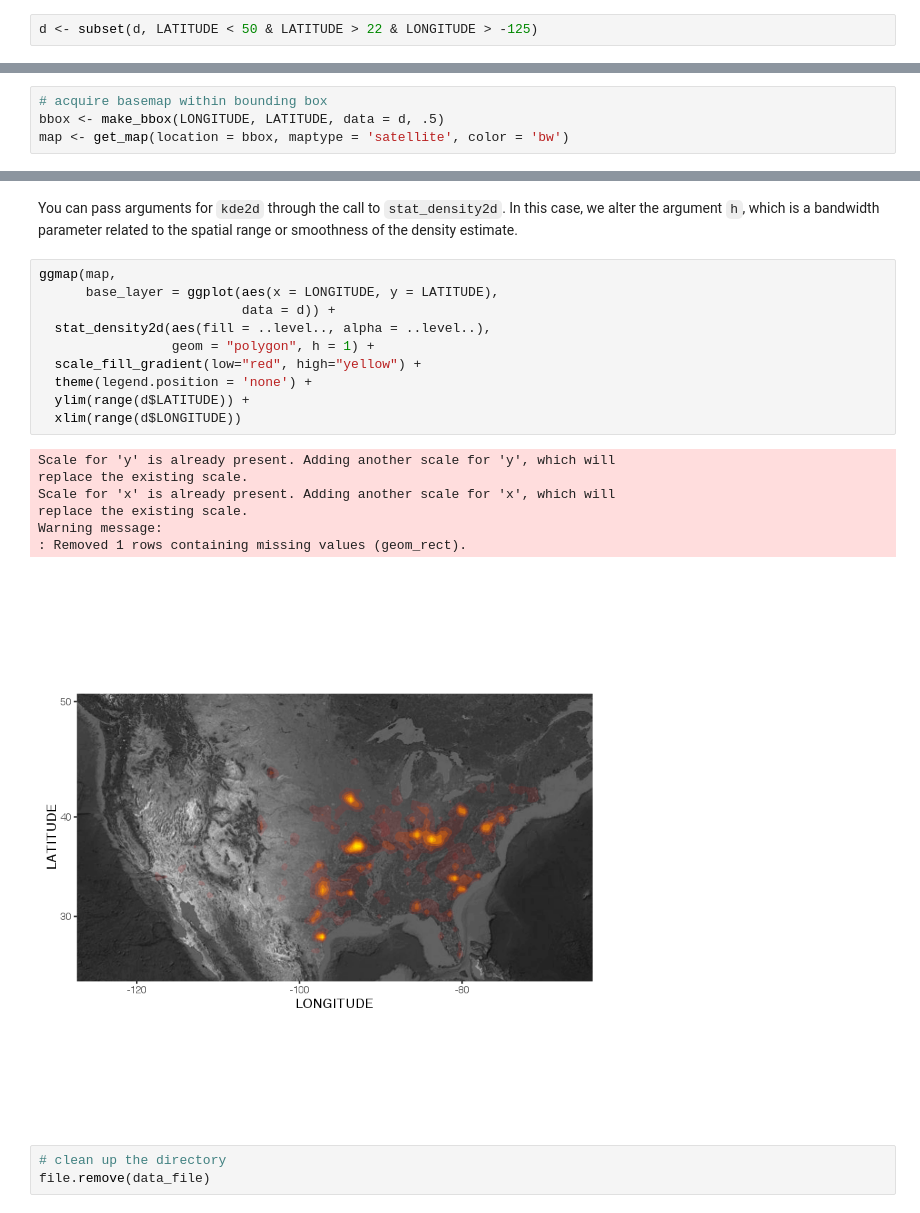
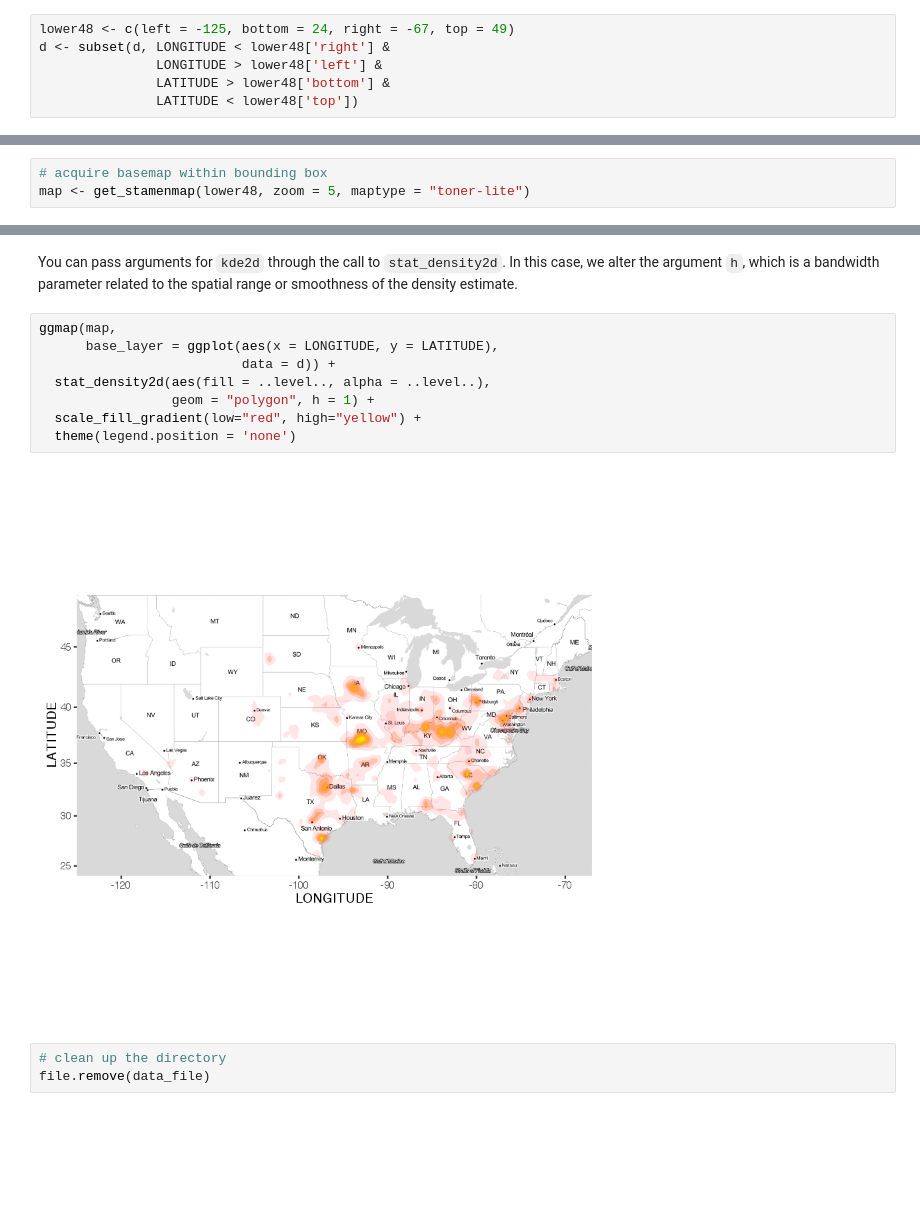
Before and after one commit to earthlab/tutorials, a Jupyter notebook: R/2d-point-density.ipynb, the cells around one changed output, grey strips where cells are left out. Saved outputs shown, nothing was run; the diff lists cells and outputs as text; blank space fills up the shorter version.

```diff
--- a/R/2d-point-density.ipynb
+++ b/R/2d-point-density.ipynb
@@ -54,8 +54,12 @@ str(d)
 # %% [markdown]
 The data contain storms in Hawaii, Alaska, and Puerto Rico, but let's assume that we're interested only in the lower 48 states.
 We can filter the data based on the latitude and longitude values to remove points outside of our region of interest.
-# %%
-d <- subset(d, LATITUDE < 50 & LATITUDE > 22 & LONGITUDE > -125)
+# %%
+lower48 <- c(left = -125, bottom = 24, right = -67, top = 49)
+d <- subset(d, LONGITUDE < lower48['right'] &
+               LONGITUDE > lower48['left'] &
+               LATITUDE > lower48['bottom'] &
+               LATITUDE < lower48['top'])
 # %% [markdown]
 Let's visualize the location data, adding some alpha transparency and reducing the size of the points to avoid overplotting.
 # %%
@@ -72,6 +76,5 @@ If on the other hand, you're lookng for a quick and dirty implementation for the
 Combined with the basemap functionality of `ggmap`, visualizing spatial density is fairly straightforward:
 # %%
 # acquire basemap within bounding box
-bbox <- make_bbox(LONGITUDE, LATITUDE, data = d, .5)
-map <- get_map(location = bbox, maptype = 'satellite', color = 'bw')
+map <- get_stamenmap(lower48, zoom = 5, maptype = "toner-lite")
 # %% [output]
@@ -84,21 +101,13 @@ In this case, we alter the argument `h`, which is a bandwidth parameter related
 # %%
 ggmap(map,
       base_layer = ggplot(aes(x = LONGITUDE, y = LATITUDE),
                           data = d)) +
   stat_density2d(aes(fill = ..level.., alpha = ..level..),
                  geom = "polygon", h = 1) +
   scale_fill_gradient(low="red", high="yellow") +
-  theme(legend.position = 'none') +
-  ylim(range(d$LATITUDE)) +
-  xlim(range(d$LONGITUDE))
+  theme(legend.position = 'none')
 # %% [output]
-Scale for 'y' is already present. Adding another scale for 'y', which will
-replace the existing scale.
-Scale for 'x' is already present. Adding another scale for 'x', which will
-replace the existing scale.
-Warning message:
-: Removed 1 rows containing missing values (geom_rect).
-[figure, old version]
+[figure, new version]
 # %%
 # clean up the directory
 file.remove(data_file)
```
Also changed, not shown: parts of 1 cell of this notebook.
